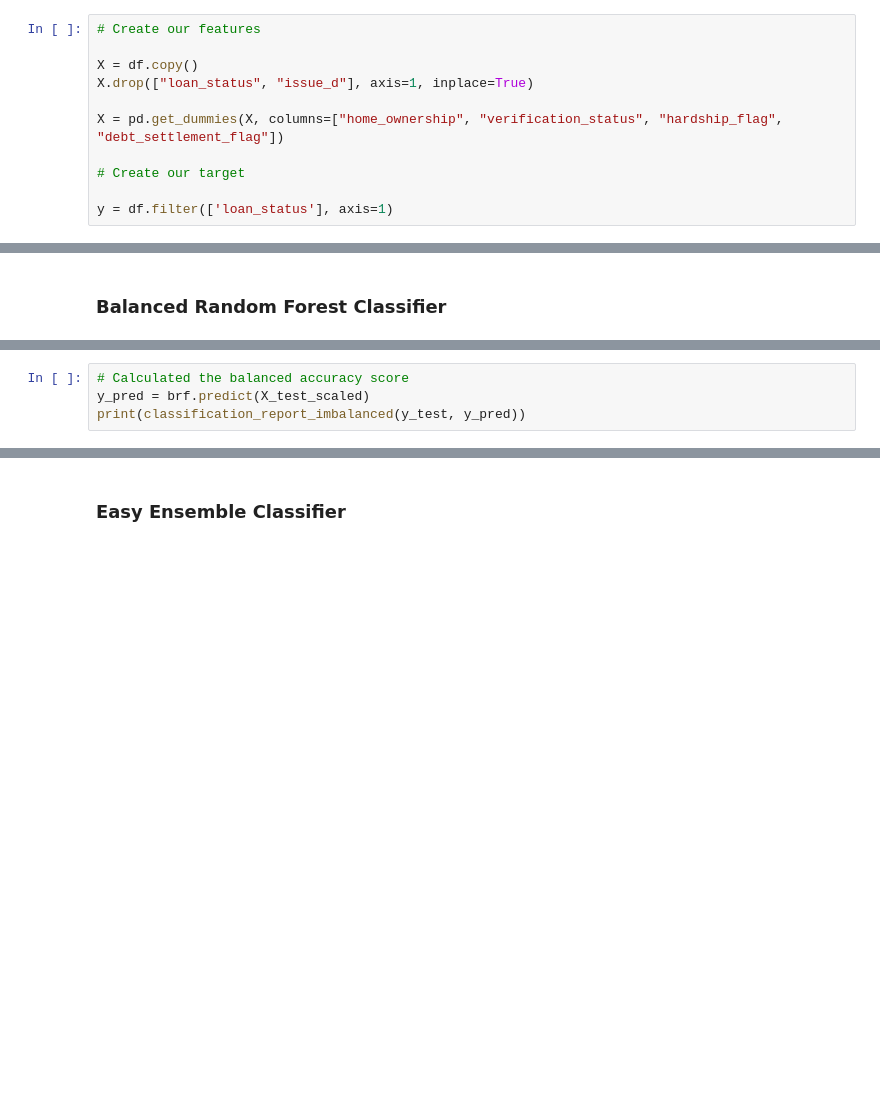
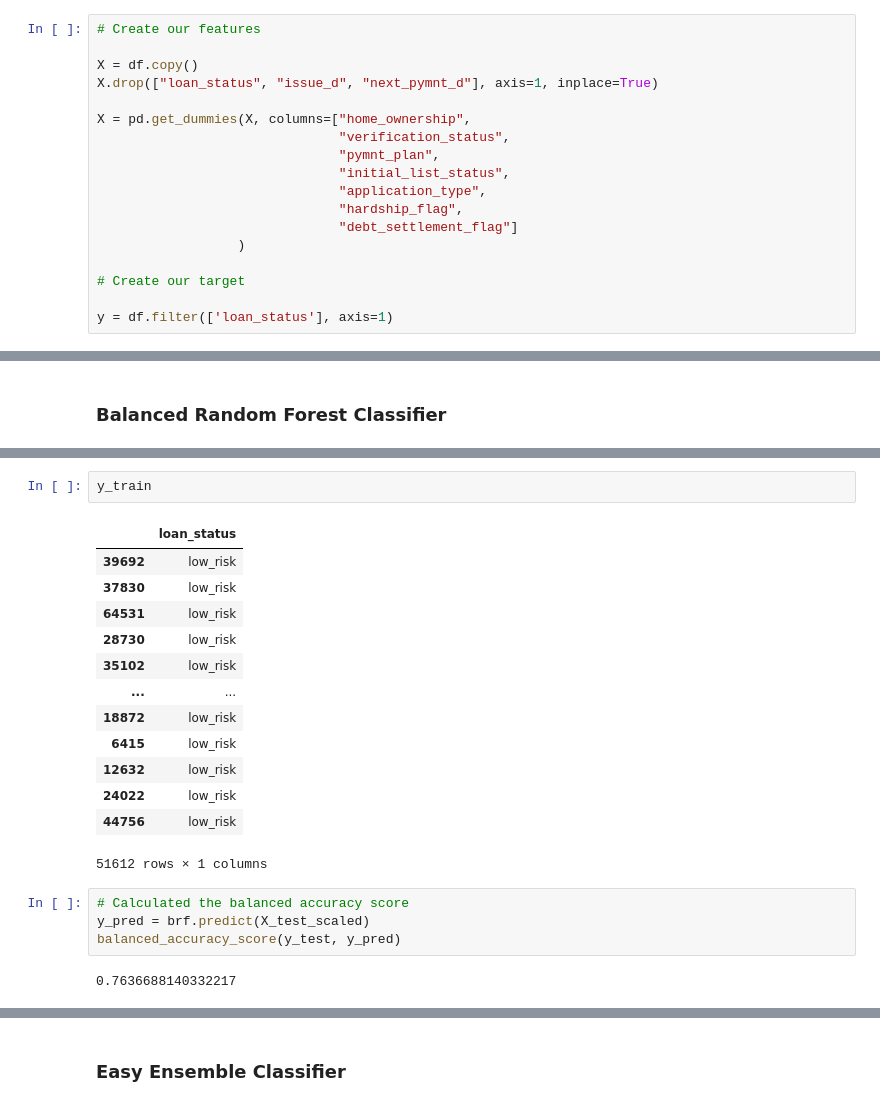
Before and after one commit to kcctudo/coursework, a Jupyter notebook: credit_risk_ensemble.ipynb, the cells around one changed output, grey strips where cells are left out. Drawn from its saved outputs; the diff is of its cells as text; blank space fills up the shorter version.

```diff
--- a/credit_risk_ensemble.ipynb
+++ b/credit_risk_ensemble.ipynb
@@ -51,9 +69,16 @@ df.head()
 # Create our features
 
 X = df.copy()
-X.drop(["loan_status", "issue_d"], axis=1, inplace=True)
+X.drop(["loan_status", "issue_d", "next_pymnt_d"], axis=1, inplace=True)
 
-X = pd.get_dummies(X, columns=["home_ownership", "verification_status", "hardship_flag", "debt_settlement_flag"])
+X = pd.get_dummies(X, columns=["home_ownership",
+                               "verification_status",
+                               "pymnt_plan",
+                               "initial_list_status",
+                               "application_type",
+                               "hardship_flag",
+                               "debt_settlement_flag"]
+                  )
 
 # Create our target
 
@@ -121,7 +160,25 @@ brf.fit(X_train_scaled, y_train)
+# %%
+y_train
+# %% [output]
+|  | loan_status |
+| 39692 | low_risk |
+| 37830 | low_risk |
+| 64531 | low_risk |
+| 28730 | low_risk |
+| 35102 | low_risk |
+| ... | ... |
+| 18872 | low_risk |
+| 6415 | low_risk |
+| 12632 | low_risk |
+| 24022 | low_risk |
+| 44756 | low_risk |
+51612 rows × 1 columns
 # %%
 # Calculated the balanced accuracy score
 y_pred = brf.predict(X_test_scaled)
-print(classification_report_imbalanced(y_test, y_pred))
+balanced_accuracy_score(y_test, y_pred)
+# %% [output]
+0.7636688140332217
 # %%
 # Display the confusion matrix
 confusion_matrix(y_test, y_pred)
```
Also changed, not shown: parts of 18 cells of this notebook.
